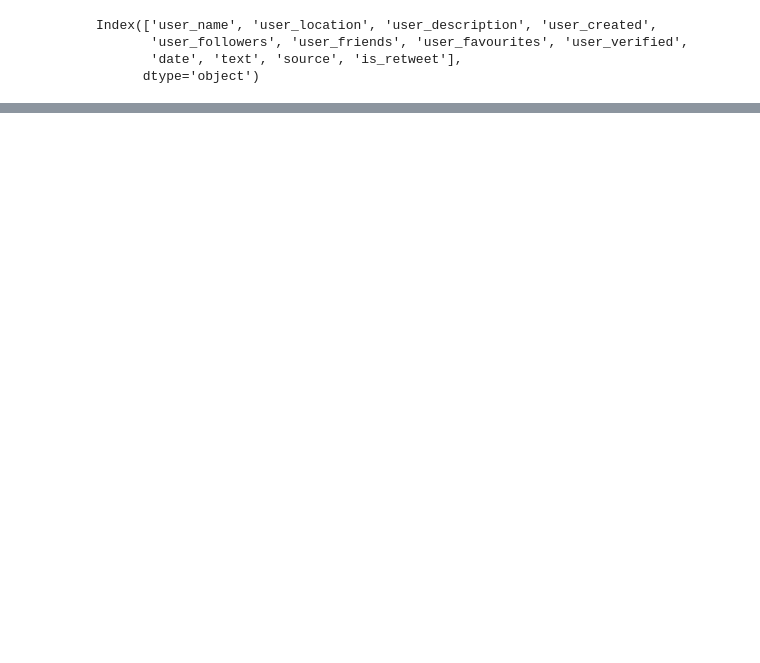
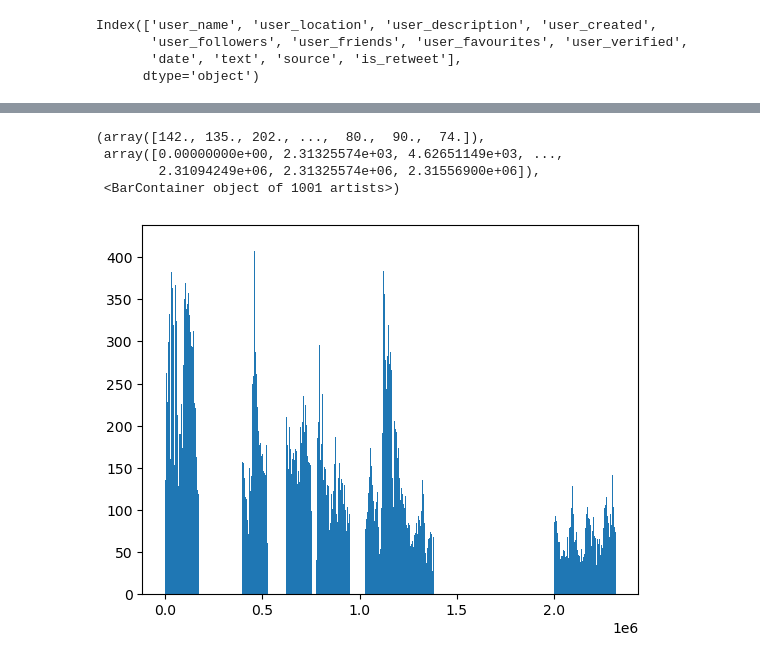
Before and after one commit to Isyohan/ProjetM2WeakSignals, a Jupyter notebook: Test.ipynb, the cells around one changed output, grey strips where cells are left out. Saved outputs shown, nothing was run; the diff lists cells and outputs as text; code cells hidden in the pictures; blank space fills up the shorter version.

```diff
--- a/Test.ipynb
+++ b/Test.ipynb
@@ -52,0 +105,8 @@ array([  443,   959,  7557,  4666,  6271, 40384,  8687,  6032,  2334,
+# %%
+plt.hist(clean_data['timestamps'],bins=1001)
+# %% [output]
+(array([142., 135., 202., ...,  80.,  90.,  74.]),
+ array([0.00000000e+00, 2.31325574e+03, 4.62651149e+03, ...,
+        2.31094249e+06, 2.31325574e+06, 2.31556900e+06]),
+ <BarContainer object of 1001 artists>)
+[figure, added]
```
Also changed, not shown: parts of 11 cells of this notebook.
